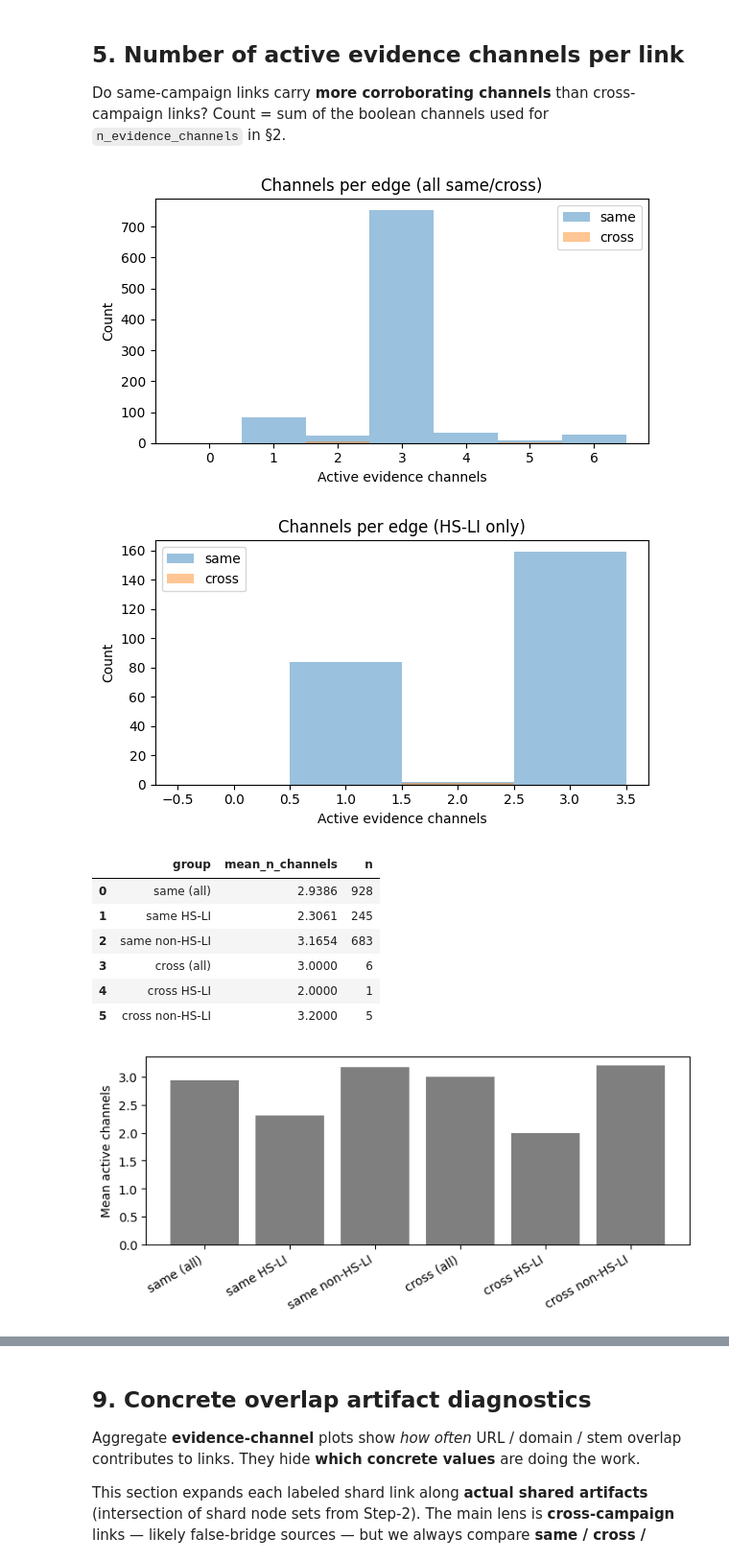
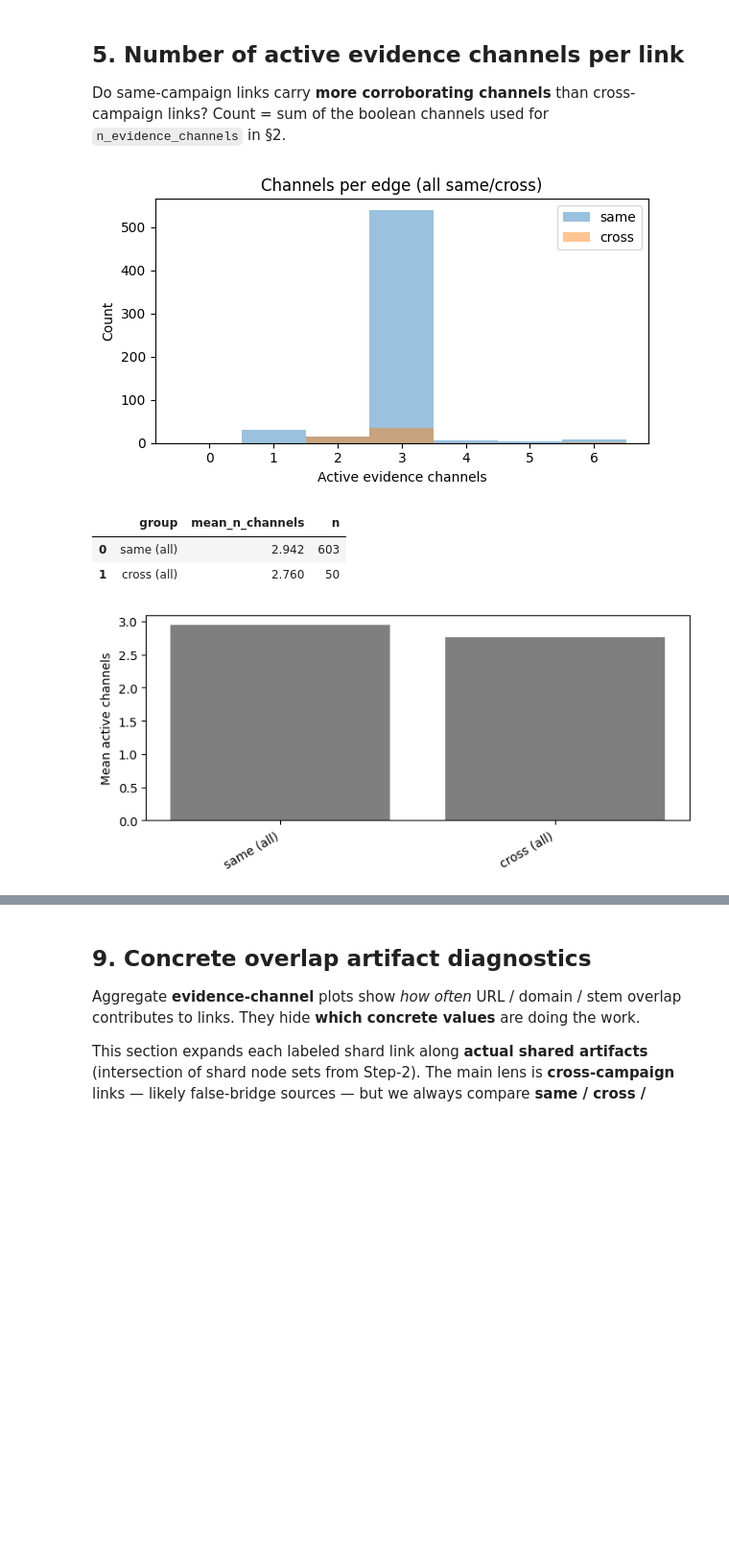
Before and after one commit to DeLyXHardiee/GNN-Campaign-Detection, a Jupyter notebook: analysis/semantic_shard_oracle_headroom_analysis.ipynb, the cells around one changed output, grey strips where cells are left out. Shown at 96% size. Cells and saved outputs as stored; diff of their text form; code cells hidden in the pictures; blank space fills up the shorter version.

```diff
--- a/analysis/semantic_shard_oracle_headroom_analysis.ipynb
+++ b/analysis/semantic_shard_oracle_headroom_analysis.ipynb
@@ -26,7 +26,7 @@ if str(PROJECT_ROOT) not in sys.path:
 
 STEP1_ASSIGNMENTS = PROJECT_ROOT / "analysis" / "output" / "semantic_shard_step1" / "semantic_shard_step1_assignments.csv"
 STEP2_DIR = PROJECT_ROOT / "analysis" / "output" / "semantic_shard_step2_graph"
-GT_JSON = PROJECT_ROOT / "data" / "groundtruth" / "ground_truth.json"
+GT_JSON = PROJECT_ROOT / "data" / "groundtruth" / "ground_truth_merged.json"
 
 OUT_DIR = PROJECT_ROOT / "analysis" / "output" / "semantic_shard_oracle_headroom"
 OUT_DIR.mkdir(parents=True, exist_ok=True)
@@ -37,8 +37,6 @@ ORACLE_PURITY_THRESHOLD = 1.0
 COLOR_SAME = "#1f77b4"
 COLOR_CROSS = "#ff7f0e"
 COLOR_AMBIG = "#7f7f7f"
-COLOR_HSLI = "#9467bd"
-COLOR_NON_HSLI = "#bcbd22"
 # %%
 from IPython.display import Markdown, display
 
@@ -316,9 +259,6 @@ else:
         plt.show()
 
     plot_grouped(labeled, "Evidence channels: same vs cross (all labeled same/cross)")
-    hs = labeled[labeled["is_hsli"]]
-    if len(hs) > 0:
-        plot_grouped(hs, "Evidence channels: same vs cross (HS-LI only)")
     diff_vals = [
         frac_active(labeled[labeled["link_label"] == "same"], c)
         - frac_active(labeled[labeled["link_label"] == "cross"], c)
@@ -355,51 +294,35 @@ def plot_channel_count_hists(df: pd.DataFrame, title_suffix: str) -> None:
         ax.hist(x, bins=bins, alpha=0.45, label=lab, color=color, density=False)
     ax.set_xlabel("Active evidence channels")
     ax.set_ylabel("Count")
     ax.set_title(f"Channels per edge ({title_suffix})")
     ax.legend()
     plt.tight_layout()
     plt.show()
 
 
 plot_channel_count_hists(edge_analysis_df, "all same/cross")
-plot_channel_count_hists(edge_analysis_df[edge_analysis_df["is_hsli"]], "HS-LI only")
 
 rows = []
 for lab in ["same", "cross"]:
     sub_all = edge_analysis_df[edge_analysis_df["link_label"] == lab]
     rows.append(
         {
             "group": f"{lab} (all)",
             "mean_n_channels": float(sub_all["n_evidence_channels"].mean()) if len(sub_all) else float("nan"),
             "n": int(len(sub_all)),
         }
     )
-    for hsli in (True, False):
-        m = (edge_analysis_df["link_label"] == lab) & (edge_analysis_df["is_hsli"] == hsli)
-        sub = edge_analysis_df[m]
-        rows.append(
-            {
-                "group": f"{lab} {'HS-LI' if hsli else 'non-HS-LI'}",
-                "mean_n_channels": float(sub["n_evidence_channels"].mean()) if len(sub) else float("nan"),
-                "n": int(len(sub)),
-            }
-        )
 mean_df = pd.DataFrame(rows)
 display(mean_df.round(4))
 fig, ax = plt.subplots(figsize=(7, 3.2))
 ax.bar(mean_df["group"], mean_df["mean_n_channels"], color=COLOR_AMBIG)
 ax.set_ylabel("Mean active channels")
 plt.xticks(rotation=30, ha="right")
 plt.tight_layout()
 plt.show()
 # %% [output]
-[figure, old version]
+[figure, new version]
+|  | group | mean_n_channels | n |
+| 0 | same (all) | 2.942 | 603 |
+| 1 | cross (all) | 2.760 | 50 |
-[figure, old version]
+[figure, new version]
-|  | group | mean_n_channels | n |
-| 0 | same (all) | 2.9386 | 928 |
-| 1 | same HS-LI | 2.3061 | 245 |
-| 2 | same non-HS-LI | 3.1654 | 683 |
-| 3 | cross (all) | 3.0000 | 6 |
-| 4 | cross HS-LI | 2.0000 | 1 |
-| 5 | cross non-HS-LI | 3.2000 | 5 |
-[figure, removed]
```
Also changed, not shown: parts of 46 cells of this notebook, 44 other files.
